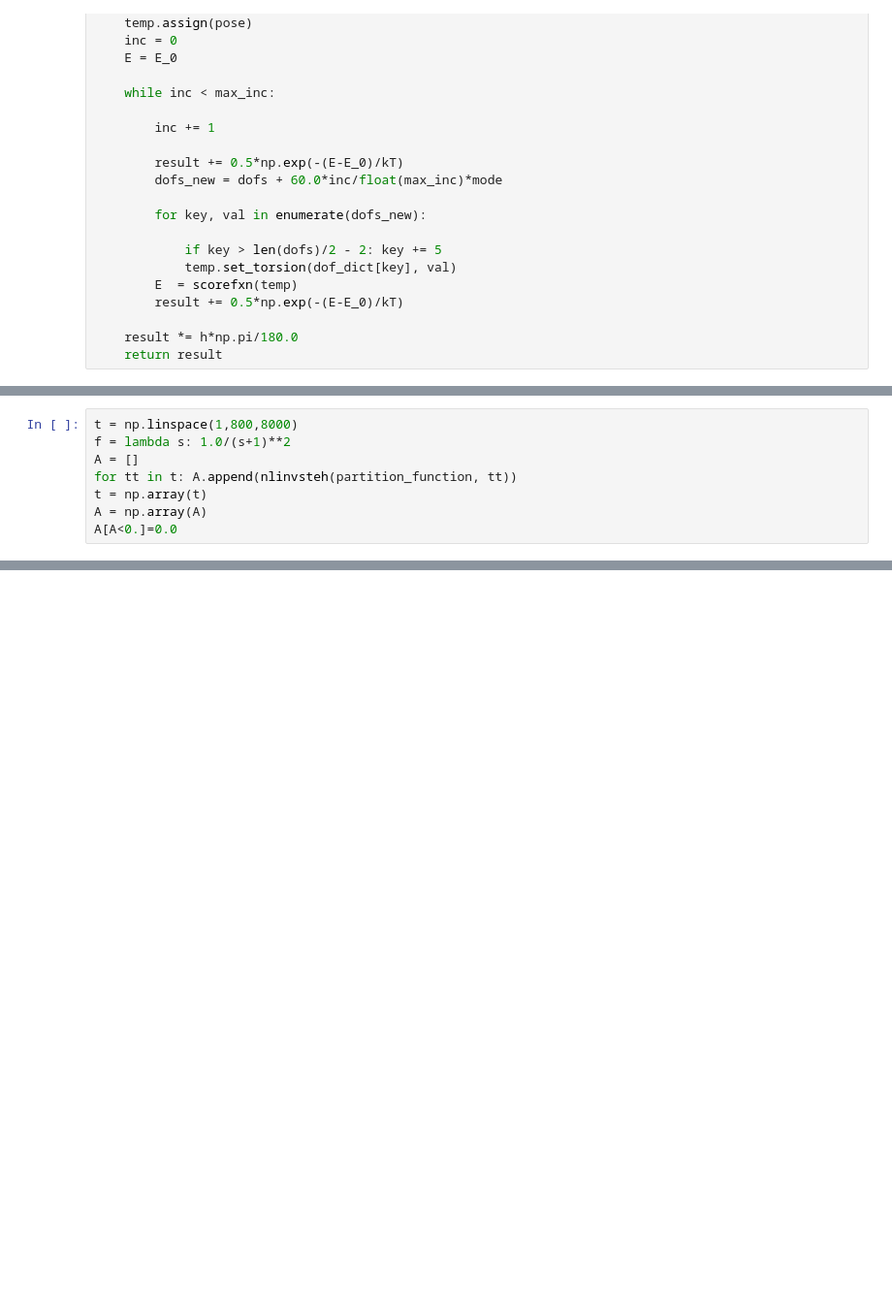
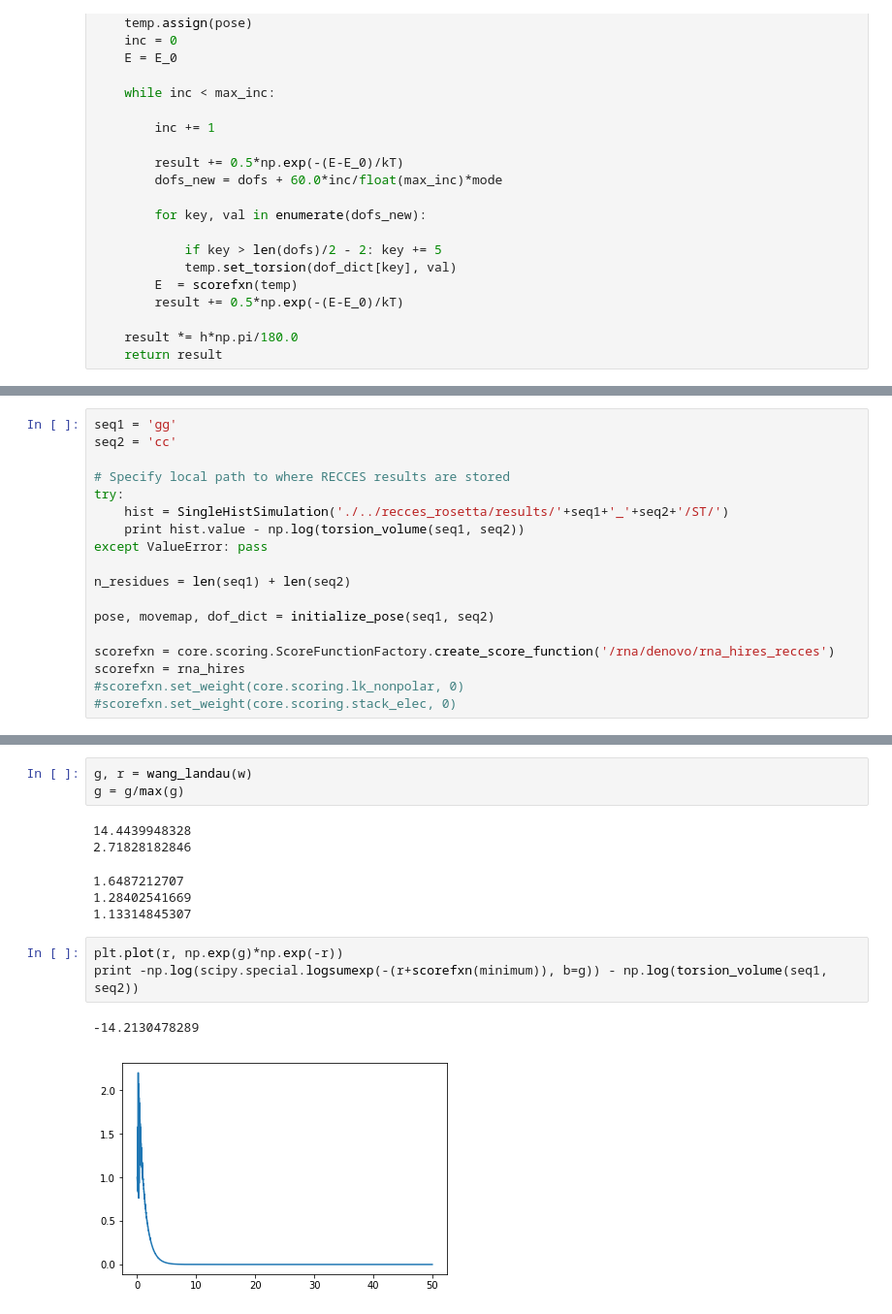
Before and after one commit to maa805/mining-minima, a Jupyter notebook: mining_minima_nucleic_acids.ipynb, the cells around one changed output, grey strips where cells are left out. Shown at 97% size. Cells and saved outputs as stored; diff of their text form; blank space fills up the shorter version.

Commit message:
add wang landau

```diff
--- a/mining_minima_nucleic_acids.ipynb
+++ b/mining_minima_nucleic_acids.ipynb
@@ -407,8 +170,0 @@ def nlinvsteh(F, t, n = 1):
-# %%
-t = np.linspace(1,800,8000)
-f = lambda s: 1.0/(s+1)**2
-A = []
-for tt in t: A.append(nlinvsteh(partition_function, tt))
-t = np.array(t)
-A = np.array(A)
-A[A<0.]=0.0
@@ -431,0 +171,18 @@ np.log(Z_harm)
+# %%
+seq1 = 'gg'
+seq2 = 'cc'
+
+# Specify local path to where RECCES results are stored
+try:
+    hist = SingleHistSimulation('./../recces_rosetta/results/'+seq1+'_'+seq2+'/ST/')
+    print hist.value - np.log(torsion_volume(seq1, seq2))
+except ValueError: pass
+
+n_residues = len(seq1) + len(seq2)
+
+pose, movemap, dof_dict = initialize_pose(seq1, seq2)
+
+scorefxn = core.scoring.ScoreFunctionFactory.create_score_function('/rna/denovo/rna_hires_recces')
+scorefxn = rna_hires
+#scorefxn.set_weight(core.scoring.lk_nonpolar, 0)
+#scorefxn.set_weight(core.scoring.stack_elec, 0)
@@ -431,0 +241,15 @@ np.log(Z_harm)
+# %%
+g, r = wang_landau(w)
+g = g/max(g)
+# %% [output]
+14.4439948328
+2.71828182846
+1.6487212707
+1.28402541669
+1.13314845307
+# %%
+plt.plot(r, np.exp(g)*np.exp(-r))
+print -np.log(scipy.special.logsumexp(-(r+scorefxn(minimum)), b=g)) - np.log(torsion_volume(seq1, seq2))
+# %% [output]
+-14.2130478289
+[figure, added]
```
Also changed, not shown: parts of 53 cells of this notebook.
